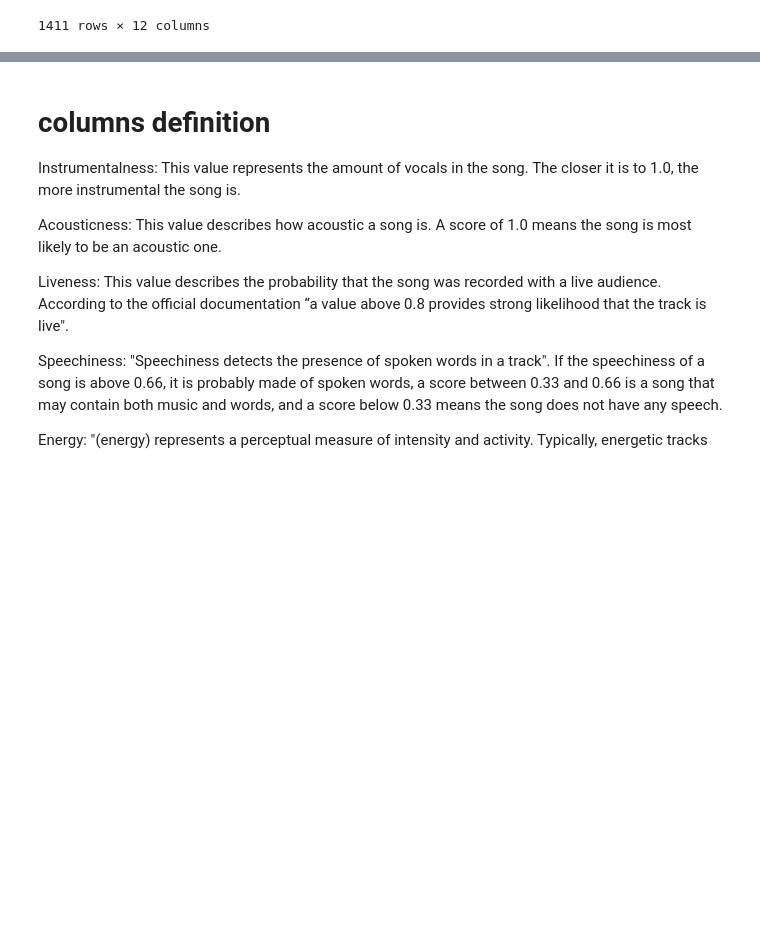
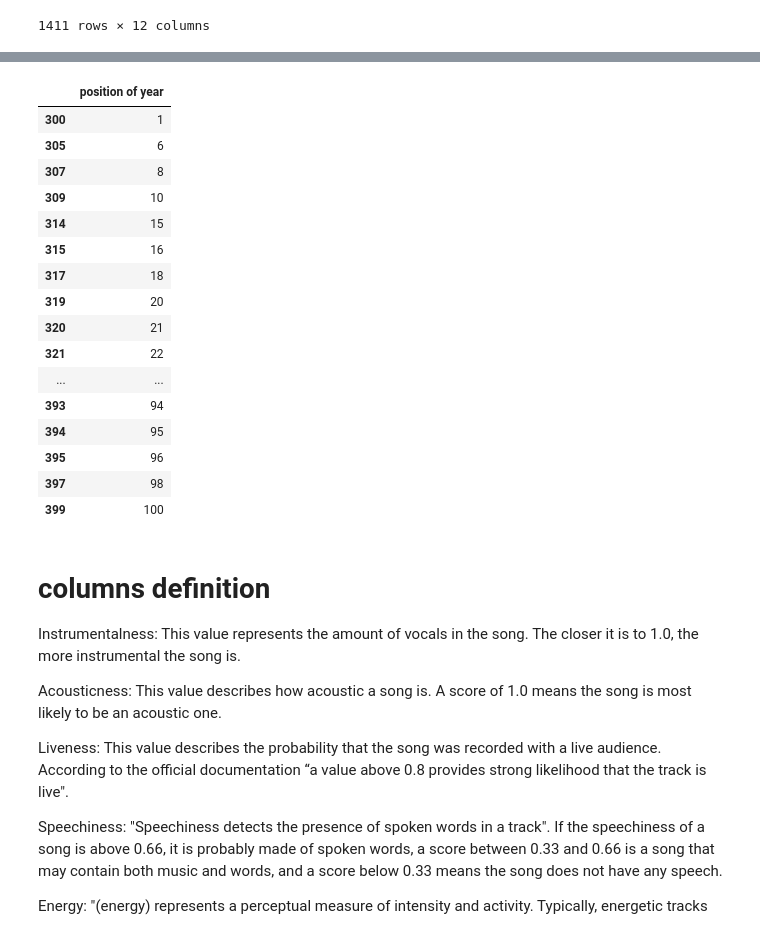
Before and after one commit to relaernu/project_1, a Jupyter notebook: Notebooks/some_analysed.ipynb, the cells around one changed output, grey strips where cells are left out. Saved outputs shown, nothing was run; the diff lists cells and outputs as text; code cells hidden in the pictures; blank space fills up the shorter version.

```diff
--- a/Notebooks/some_analysed.ipynb
+++ b/Notebooks/some_analysed.ipynb
@@ -170,3 +166,28 @@ dtype: object
+# %%
+# songs missing
+missing_df = df_jjj.loc[~df_jjj["index"].isin(final_df["index_jjj"])]
+missing_dict = {}
+for x in missing_df["year"].unique():
+    missing_dict[str(x)] = missing_df.loc[missing_df["year"] == x][["position of year"]]
+missing_dict["1996"]
+# %% [output]
+|  | position of year |
+| 300 | 1 |
+| 305 | 6 |
+| 307 | 8 |
+| 309 | 10 |
+| 314 | 15 |
+| 315 | 16 |
+| 317 | 18 |
+| 319 | 20 |
+| 320 | 21 |
+| 321 | 22 |
+| ... | ... |
+| 393 | 94 |
+| 394 | 95 |
+| 395 | 96 |
+| 397 | 98 |
+| 399 | 100 |
 # %% [markdown]
 # columns definition
 Instrumentalness:
```
Also changed, not shown: parts of 5 cells of this notebook.
